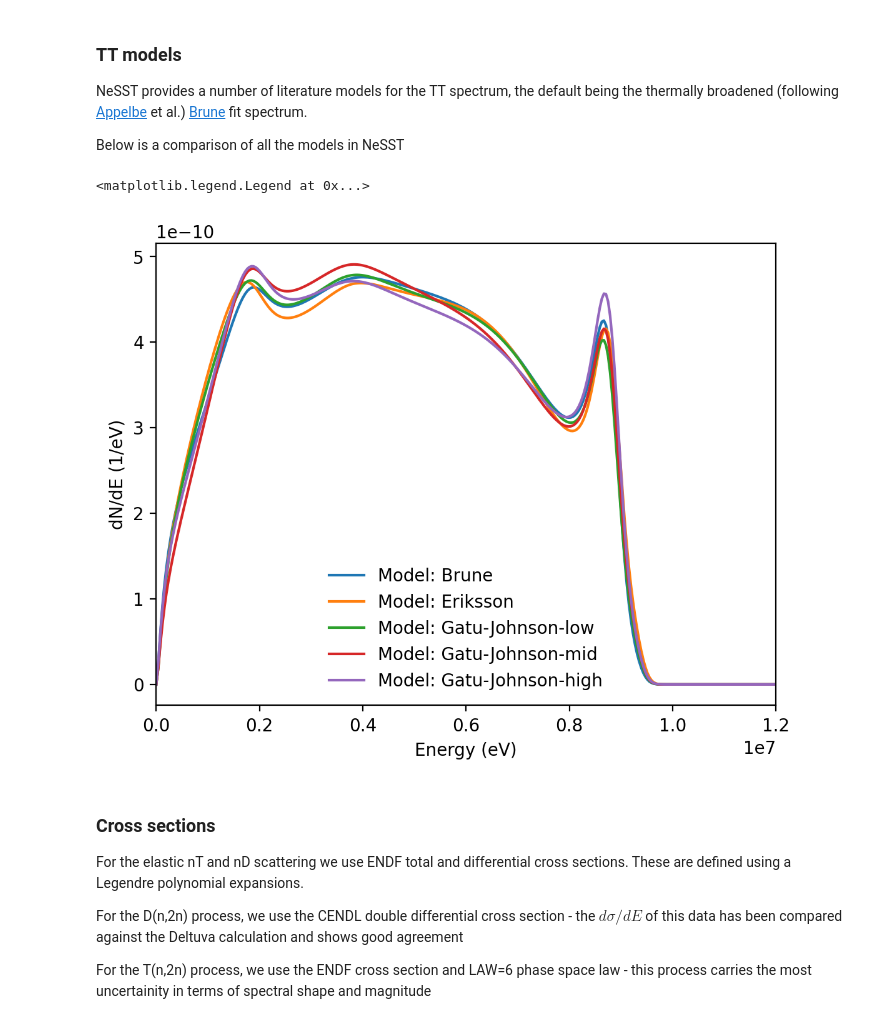
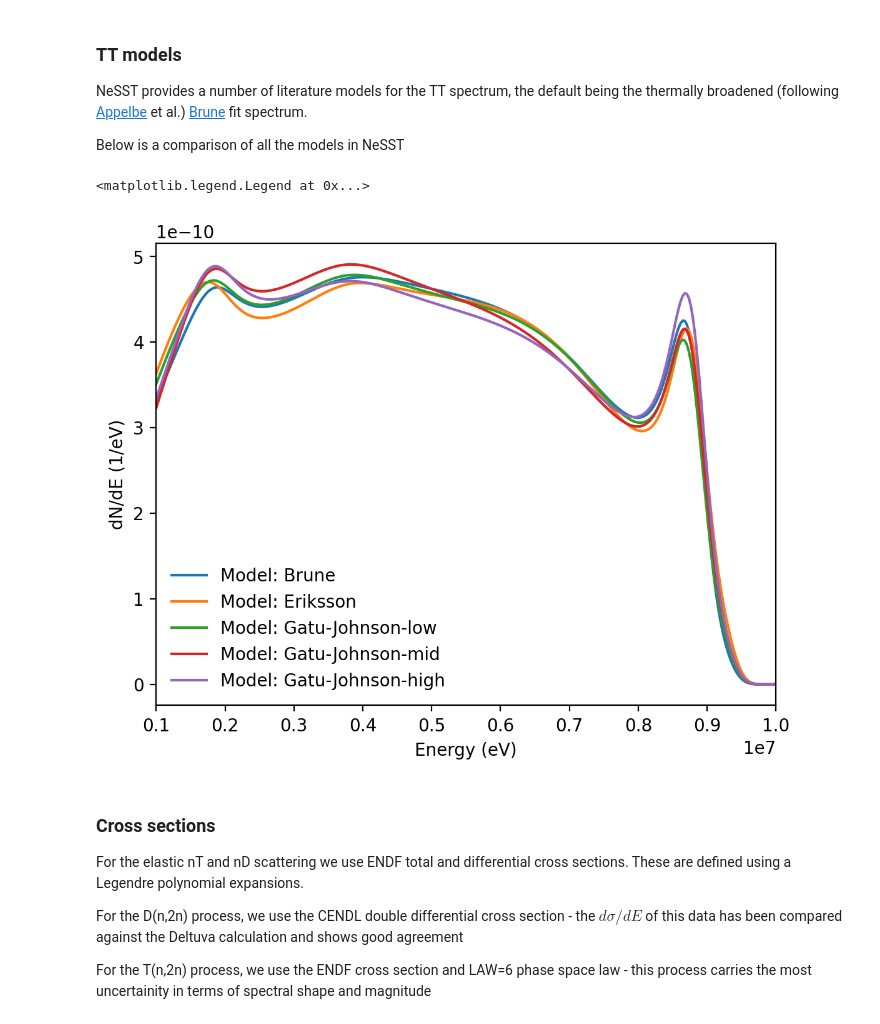
Before and after one commit to aidancrilly/NeSST, a Jupyter notebook: example/NeSST Guide.ipynb, the cells around one changed output. Drawn from its saved outputs; the diff is of its cells as text; code cells hidden in the pictures.

```diff
--- a/example/NeSST Guide.ipynb
+++ b/example/NeSST Guide.ipynb
@@ -117,19 +114,19 @@ Below is a comparison of all the models in NeSST
 # %%
 plt.figure(dpi=200)
 
-E_TT = np.linspace(0.0, 12e6, 300)
+E_TT = E_pspec[E_pspec < 12e6]  # TT spectrum only up to 12 MeV
 
 for model in nst.spectral_model.TT_model.available_spectrum_models:
     dNdE_TT_model = Y_TT*nst.dNdE_TT(E_TT,Tion,model=model)
     plt.plot(E_TT,dNdE_TT_model,label=f"Model: {model}")
 
 plt.xlim(E_TT[0],E_TT[-1])
 plt.xlabel("Energy (eV)")
 plt.ylabel("dN/dE (1/eV)")
 plt.legend(frameon=False)
 # %% [output]
 <matplotlib.legend.Legend at 0x...>
-[figure, old version]
+[figure, new version]
 # %% [markdown]
 ### Cross sections ###
 
```
Also changed, not shown: parts of 12 cells of this notebook, 3 other files.
